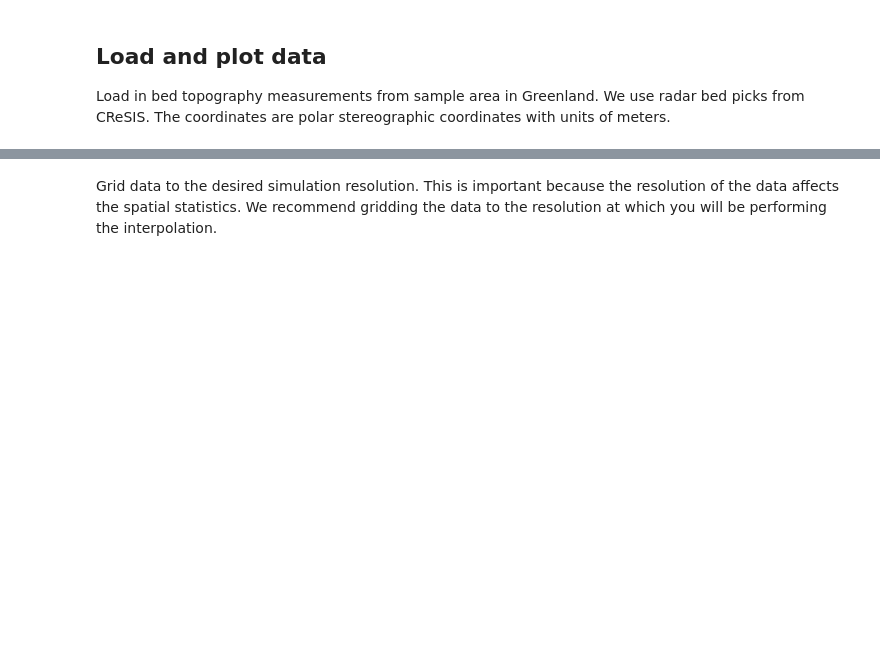
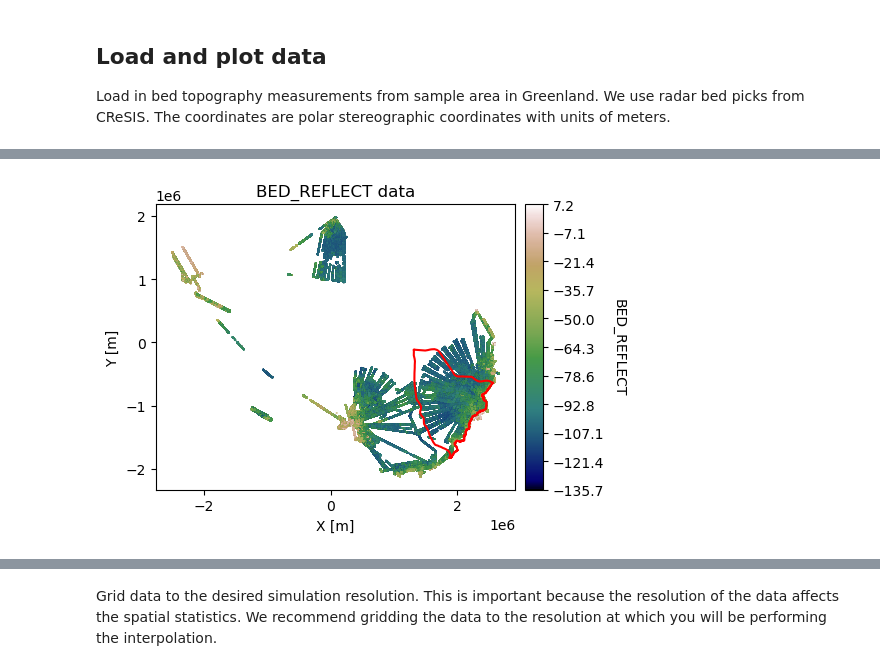
Before and after one commit to elizadawson/gstatsimbook, a Jupyter notebook: 1_Experimental_Variogram.ipynb, the cells around one changed output, grey strips where cells are left out. Saved outputs shown, nothing was run; the diff lists cells and outputs as text; code cells hidden in the pictures; blank space fills up the shorter version.

```diff
--- a/1_Experimental_Variogram.ipynb
+++ b/1_Experimental_Variogram.ipynb
@@ -40,0 +38,29 @@ The data length is 487814
+# %%
+# plot data with WilkesLand boundary overlay
+import pyogrio
+from shapely import make_valid as shp_make_valid
+
+# Read shapefile — force_2d and on_invalid="fix" to handle unclosed rings
+wilkes = pyogrio.read_dataframe("data/WilkesLand/WilkesLand.shp", force_2d=True, on_invalid="fix")
+wilkes["geometry"] = wilkes.geometry.apply(shp_make_valid)
+wilkes = wilkes.set_crs("EPSG:3031").to_crs(gdf.crs)
+
+vmin = gdf[field].min()
+vmax = gdf[field].max()
+
+fig, ax = plt.subplots(figsize=(5, 5))
+im = ax.scatter(gdf['X'], gdf['Y'], c=gdf[field], vmin=vmin, vmax=vmax,
+                marker='.', s=0.5, cmap='gist_earth')
+wilkes.boundary.plot(ax=ax, color='red', linewidth=1.5)
+plt.title(f'{field} data')
+plt.xlabel('X [m]'); plt.ylabel('Y [m]')
+plt.locator_params(nbins=5)
+plt.axis('scaled')
+
+# make colorbar
+divider = make_axes_locatable(ax)
+cax = divider.append_axes('right', size='5%', pad=0.1)
+cbar = plt.colorbar(im, ticks=np.linspace(vmin, vmax, 11), cax=cax)
+cbar.set_label(field, rotation=270, labelpad=15)
+plt.show()
+# %% [output]
@@ -40,0 +68 @@ The data length is 487814
+[figure, added]
```
Also changed, not shown: parts of 6 cells of this notebook, 3 other files.
